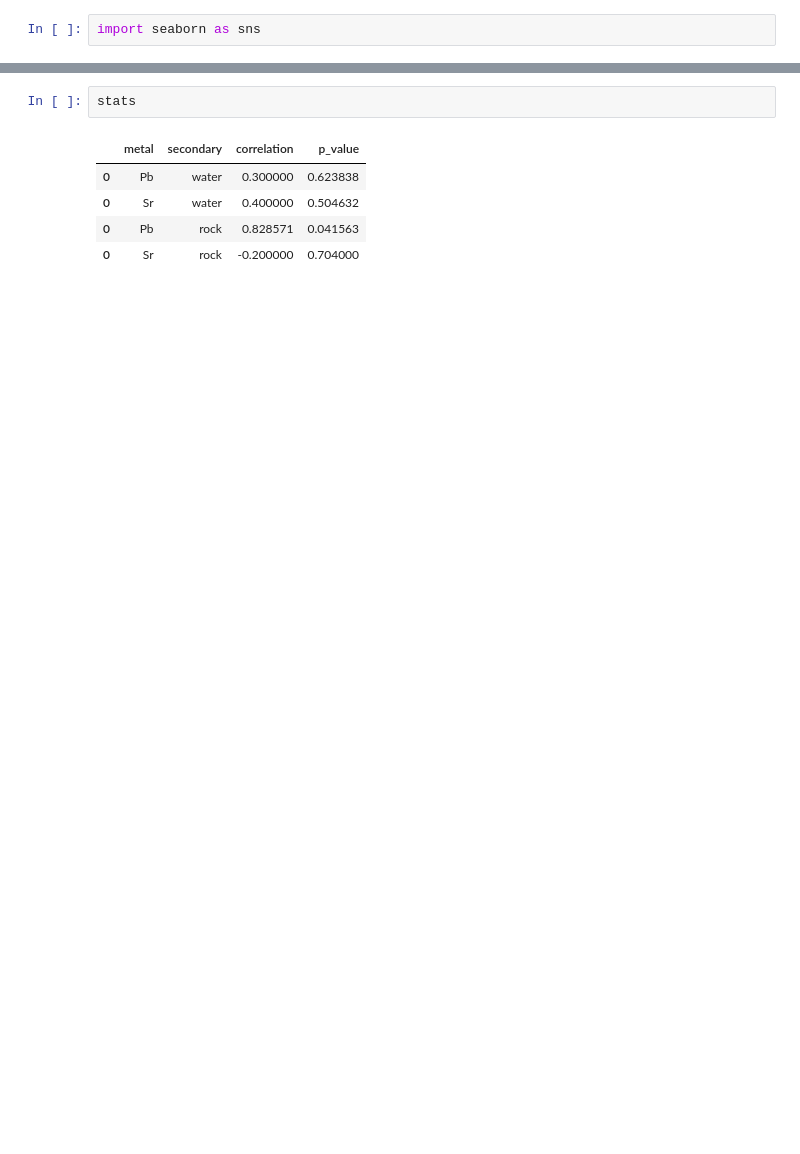
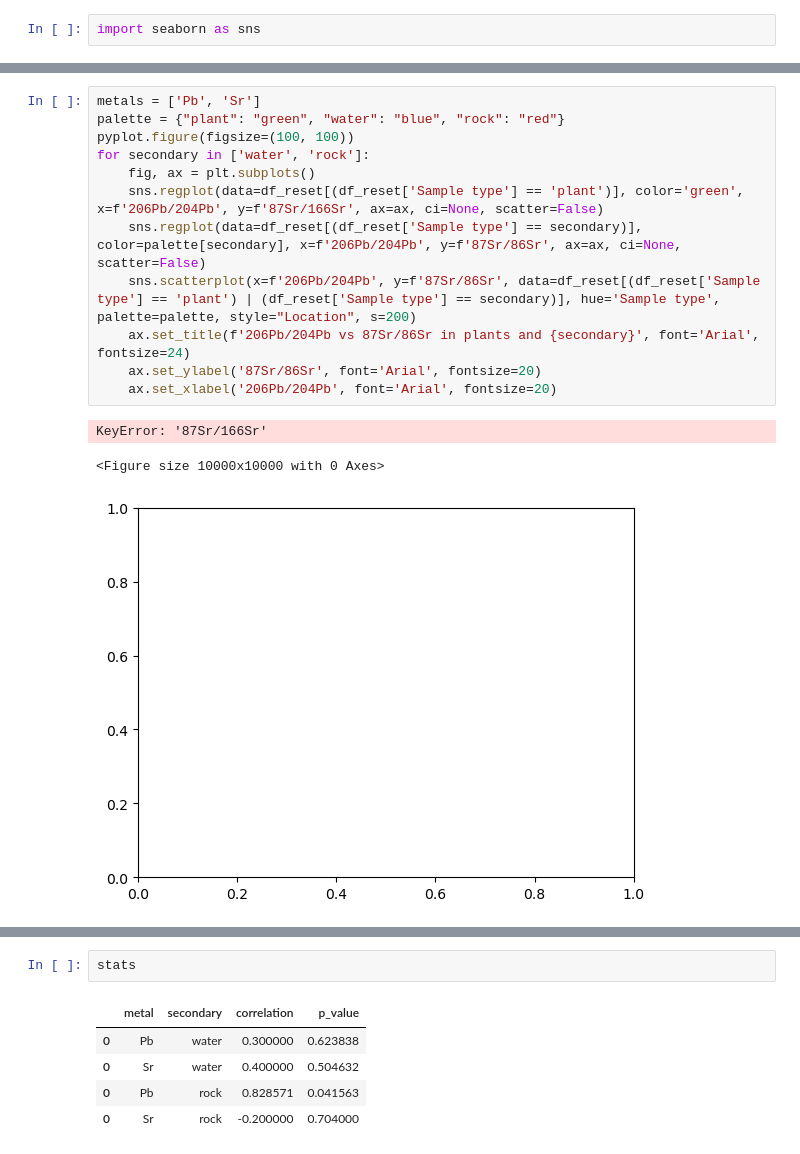
Before and after one commit to kaijif/emes-72-plant-chart, a Jupyter notebook: charts.ipynb, the cells around one changed output, grey strips where cells are left out. Drawn from its saved outputs; the diff is of its cells as text; blank space fills up the shorter version.

```diff
--- a/charts.ipynb
+++ b/charts.ipynb
@@ -47,3 +99,19 @@ for secondary in ['water', 'rock']:
+# %%
+metals = ['Pb', 'Sr']
+palette = {"plant": "green", "water": "blue", "rock": "red"}
+pyplot.figure(figsize=(100, 100))
+for secondary in ['water', 'rock']:
+    fig, ax = plt.subplots()
+    sns.regplot(data=df_reset[(df_reset['Sample type'] == 'plant')], color='green', x=f'206Pb/204Pb', y=f'87Sr/166Sr', ax=ax, ci=None, scatter=False)
+    sns.regplot(data=df_reset[(df_reset['Sample type'] == secondary)], color=palette[secondary], x=f'206Pb/204Pb', y=f'87Sr/86Sr', ax=ax, ci=None, scatter=False)
+    sns.scatterplot(x=f'206Pb/204Pb', y=f'87Sr/86Sr', data=df_reset[(df_reset['Sample type'] == 'plant') | (df_reset['Sample type'] == secondary)], hue='Sample type', palette=palette, style="Location", s=200)
+    ax.set_title(f'206Pb/204Pb vs 87Sr/86Sr in plants and {secondary}', font='Arial', fontsize=24)
+    ax.set_ylabel('87Sr/86Sr', font='Arial', fontsize=20)
+    ax.set_xlabel('206Pb/204Pb', font='Arial', fontsize=20)
+# %% [output]
+KeyError: '87Sr/166Sr'
+<Figure size 10000x10000 with 0 Axes>
+[figure, added]
 # %%
 from scipy.stats import spearmanr
 stats = pd.DataFrame()
```
Also changed, not shown: parts of 8 cells of this notebook, 6 other files.
